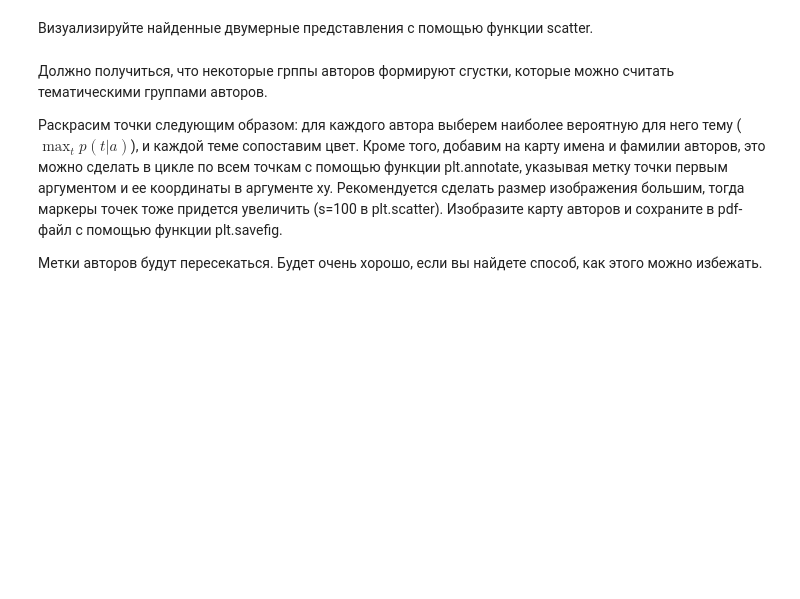
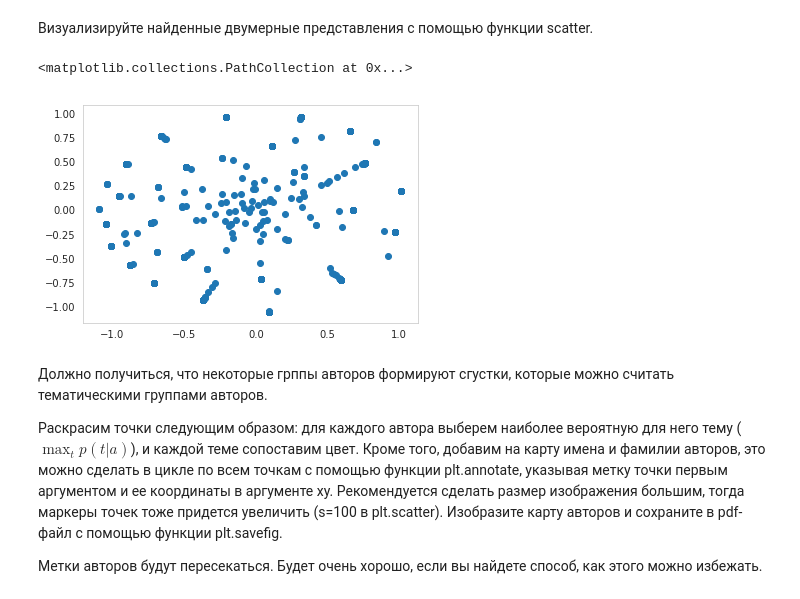
Before and after one commit to IljaZakharov/MIPTMachineLearning, a Jupyter notebook: C3/W4/homework/PostnaukaPeerReview.ipynb, the cells around one changed output. Cells and saved outputs as stored; diff of their text form; code cells hidden in the pictures; blank space fills up the shorter version.

```diff
--- a/C3/W4/homework/PostnaukaPeerReview.ipynb
+++ b/C3/W4/homework/PostnaukaPeerReview.ipynb
@@ -162,0 +175,3 @@ $p(t) = \sum_d p(t|d) p(d)$. Согласно вероятностной мод
+# %%
+p_t = theta.sum(axis=1)
+p_t = p_t / p_t.sum()
@@ -198,2 +257,13 @@ from sklearn.metrics import pairwise_distances
+# %%
+phit = phi_a*p_t
+phit_sum = phit.sum(axis=1)
+for i, author  in enumerate(phit.index):
+    phit[phit.index == phit.index[i]] = phit[phit.index == phit.index[i]]/phit_sum[i]
+# %%
+# Ваш код
+# pairwise_distances(phit, metric='cosine') - не работает, выкидывает исключение
+pwdist = pairwise_distances(phit)
+mdsobj = MDS(n_components=2, dissimilarity='precomputed')
+phi_transformed = mdsobj.fit_transform(pwdist)
 # %% [markdown]
 Визуализируйте найденные двумерные представления с помощью функции scatter.
@@ -202,3 +270,9 @@ from sklearn.metrics import pairwise_distances
+# %%
+# Ваш код
+plt.scatter(x=phi_transformed[:,0], y=phi_transformed[:,1])
+# %% [output]
+<matplotlib.collections.PathCollection at 0x...>
+[figure, added]
 # %% [markdown]
 Должно получиться, что некоторые грппы авторов формируют сгустки, которые можно считать тематическими группами авторов.
 
```
Also changed, not shown: parts of 21 cells of this notebook.
